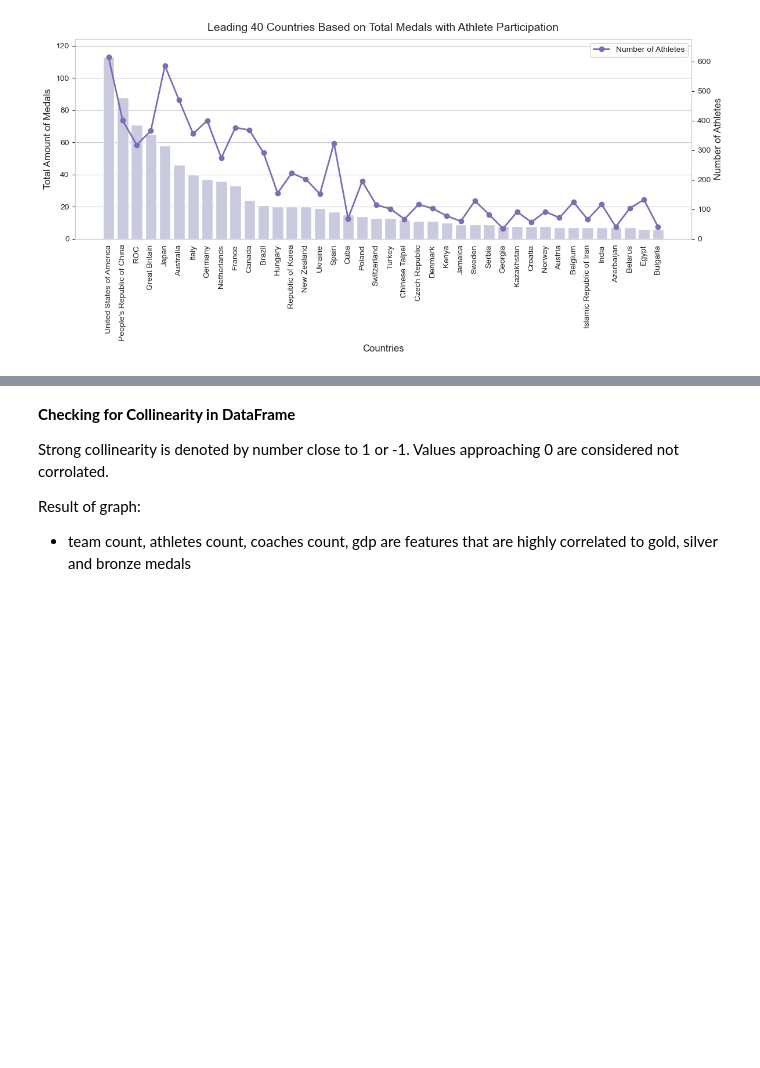
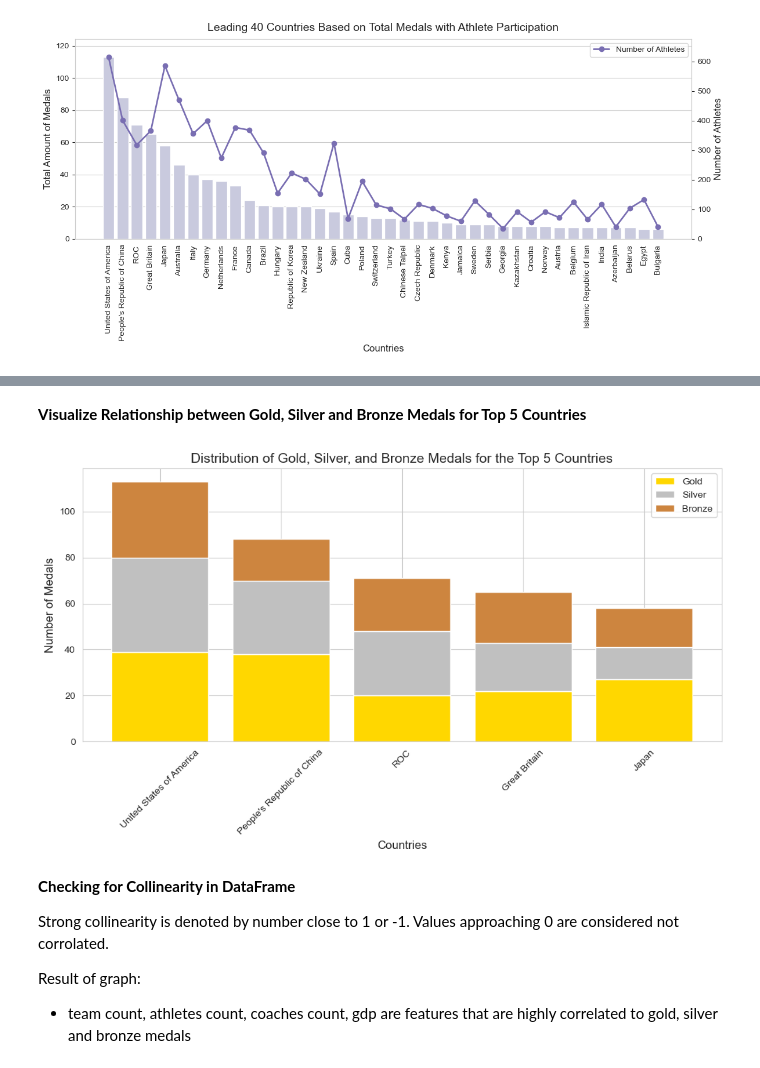
Before and after one commit to LouMeziere/2024-Olympic-Predictor, a Jupyter notebook: Data_format.ipynb, the cells around one changed output, grey strips where cells are left out. Cells and saved outputs as stored; diff of their text form; code cells hidden in the pictures; blank space fills up the shorter version.

```diff
--- a/Data_format.ipynb
+++ b/Data_format.ipynb
@@ -301,3 +302,28 @@ plt.show()
+# %% [markdown]
+**Visualize Relationship between Gold, Silver and Bronze Medals for Top 5 Countries**
+# %%
+# Set up the figure and axis
+plt.figure(figsize=(10, 6))
+
+# Example data (replace with your actual data)
+df_top5 = df.sort_values(by='total', ascending=False).head(5)
+
+# Plot stacked bar plot
+plt.bar(df_top5['country'], df_top5['gold'], label='Gold', color='gold')
+plt.bar(df_top5['country'], df_top5['silver'], bottom=df_top5['gold'], label='Silver', color='silver')
+plt.bar(df_top5['country'], df_top5['bronze'], bottom=df_top5['gold'] + df_top5['silver'], label='Bronze', color='peru')
+
+# Customize labels and title
+plt.xlabel('Countries', fontsize=12)
+plt.ylabel('Number of Medals', fontsize=12)
+plt.title('Distribution of Gold, Silver, and Bronze Medals for the Top 5 Countries', fontsize=14)
+plt.xticks(rotation=45)
+plt.legend()
+
+# Show plot
+plt.tight_layout()
+# %% [output]
+[figure, added]
 # %% [markdown]
 **Checking for Collinearity in DataFrame**
 
```
Also changed, not shown: parts of 19 cells of this notebook, 2 other files.
